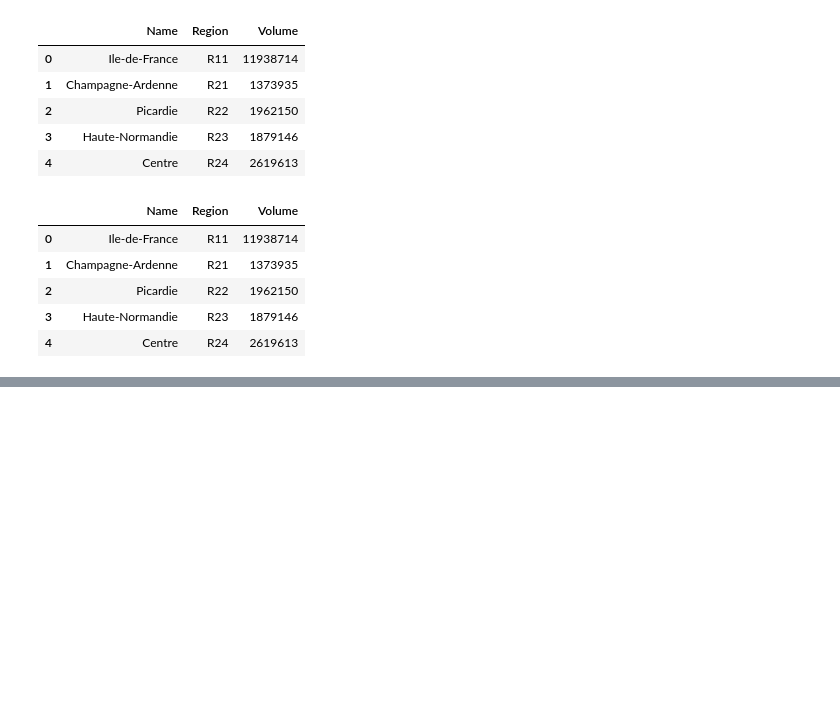
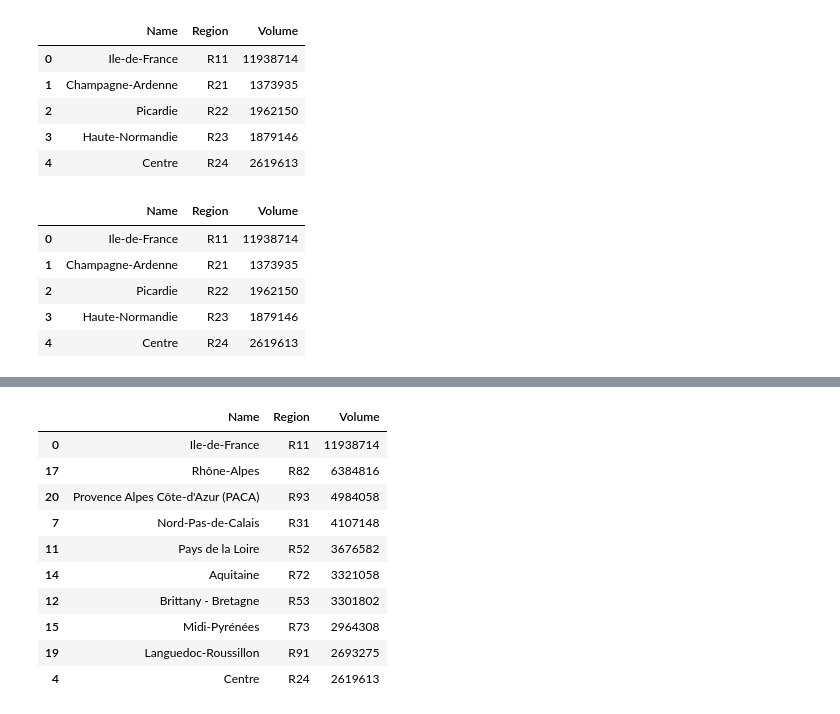
Before and after one commit to dusan-zdravkovic/Actuary-Project, a Jupyter notebook: first.ipynb, the cells around one changed output, grey strips where cells are left out. Saved outputs shown, nothing was run; the diff lists cells and outputs as text; code cells hidden in the pictures; blank space fills up the shorter version.

```diff
--- a/first.ipynb
+++ b/first.ipynb
@@ -60,0 +84,14 @@ regions_df.head()
+# %%
+regions_df.sort_values(by="Volume", ascending=False).head(10)
+# %% [output]
+|  | Name | Region | Volume |
+| 0 | Ile-de-France | R11 | 11938714 |
+| 17 | Rhône-Alpes | R82 | 6384816 |
+| 20 | Provence Alpes Côte-d'Azur (PACA) | R93 | 4984058 |
+| 7 | Nord-Pas-de-Calais | R31 | 4107148 |
+| 11 | Pays de la Loire | R52 | 3676582 |
+| 14 | Aquitaine | R72 | 3321058 |
+| 12 | Brittany - Bretagne | R53 | 3301802 |
+| 15 | Midi-Pyrénées | R73 | 2964308 |
+| 19 | Languedoc-Roussillon | R91 | 2693275 |
+| 4 | Centre | R24 | 2619613 |
```
Also changed, not shown: parts of 2 cells of this notebook.
